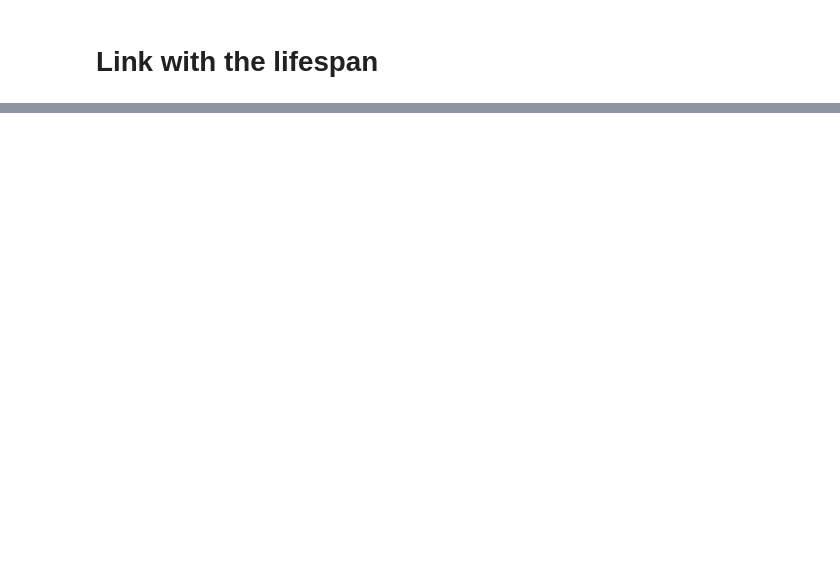
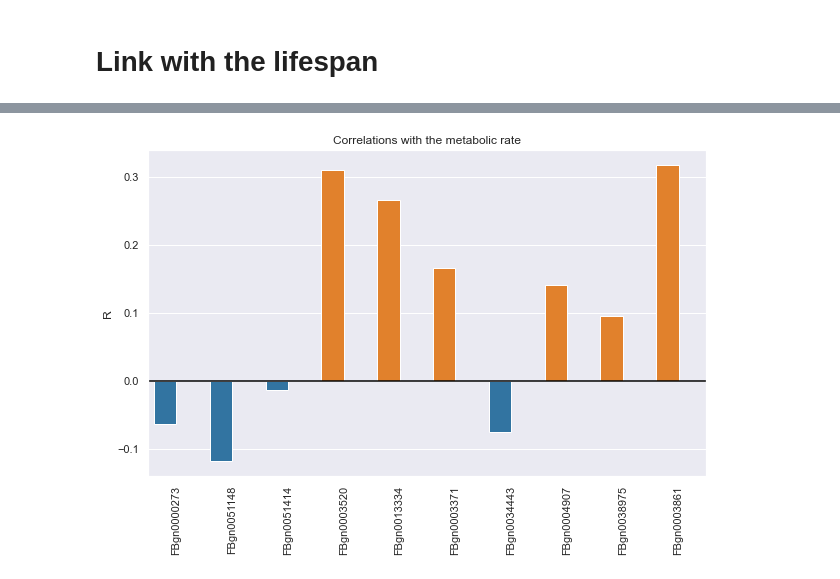
Before and after one commit to marieanselmet/genetic_link_metabolism_neurodegeneration, a Jupyter notebook: Transcription_data.ipynb, the cells around one changed output, grey strips where cells are left out. Saved outputs shown, nothing was run; the diff lists cells and outputs as text; code cells hidden in the pictures; blank space fills up the shorter version.

```diff
--- a/Transcription_data.ipynb
+++ b/Transcription_data.ipynb
@@ -902,0 +979,4 @@ for i in range(len(top_genes_cognition)):
+# %%
+# Transform the line names to have correspondance for the merge
+life_span['line'] = life_span.apply(lambda x: 'RAL' + x['line'][4:], axis=1)
+life_span.head()
@@ -902,0 +990,3 @@ for i in range(len(top_genes_cognition)):
+# %%
+life_span['mean life span 18°C'] = life_span.apply(lambda x: (x['life span females 18°C'] + x['life span males 18°C'])/2.0, axis=1)
+life_span
@@ -902,0 +1007,4 @@ for i in range(len(top_genes_cognition)):
+# %%
+# Merge on lines to have the same ordering in the table
+merged = pd.merge(life_span, cognition_data_top, left_on='line', right_on='line', how='inner')
+merged.head()
@@ -902,0 +1018,7 @@ for i in range(len(top_genes_cognition)):
+# %%
+# We now look at the correlations between life span data and the selected genes for cognition
+sr_correlations_life_span = pd.DataFrame()
+sr_correlations_life_span['correlated_gene'] = top_genes_cognition[:-1]
+sr_correlations_life_span['sr_correlation'] = sr_correlations_life_span.apply(lambda x: stats.spearmanr(merged['mean life span 18°C'], merged[x['correlated_gene']])[0], axis=1)
+sr_correlations_life_span['p_value'] = sr_correlations_life_span.apply(lambda x: stats.spearmanr(merged['mean life span 18°C'], merged[x['correlated_gene']])[1], axis=1)
+sr_correlations_life_span
@@ -902,0 +1037,4 @@ for i in range(len(top_genes_cognition)):
+# %%
+plot_correlations(sr_correlations_life_span)
+# %% [output]
+[figure, added]
```
Also changed, not shown: parts of 39 cells of this notebook.
